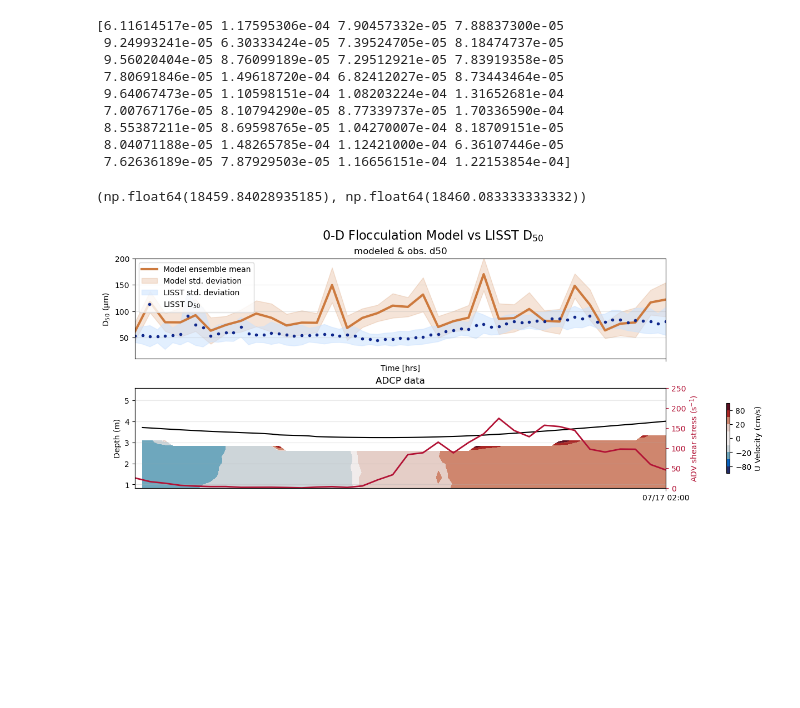
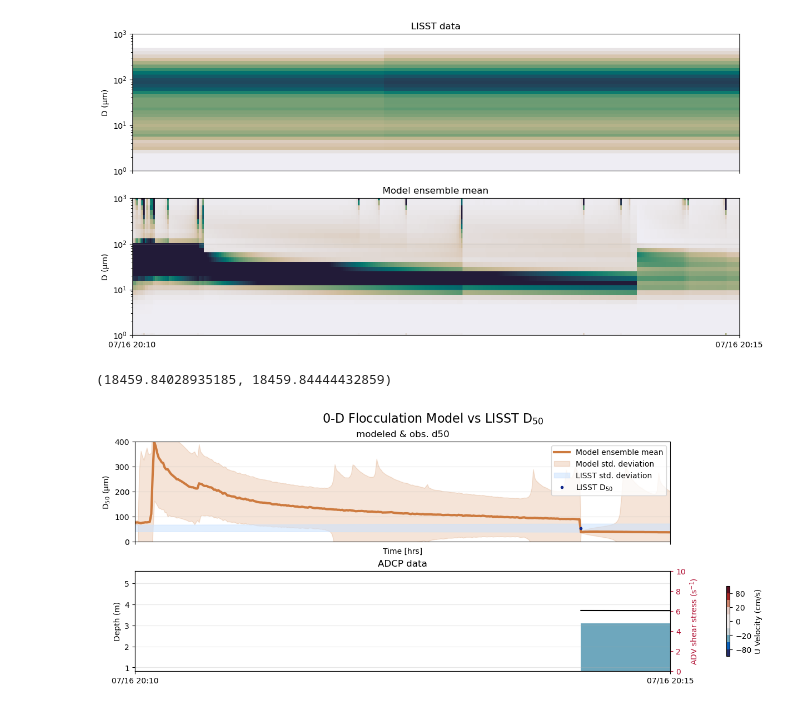
Before and after one commit to sienna-white/enkf_sediment, a Jupyter notebook: plot_floc_mod_ens.ipynb, the cells around one changed output. Cells and saved outputs as stored; diff of their text form; code cells hidden in the pictures; blank space fills up the shorter version.

Commit message:
it's working???? time step <<1

```diff
--- a/plot_floc_mod_ens.ipynb
+++ b/plot_floc_mod_ens.ipynb
@@ -7,19 +7,16 @@ import cmocean as cmo
 import matplotlib.dates as mdates
 from scipy.integrate import cumulative_trapezoid #, trapz
 
+############################## OPEN MODEL DATA ##############################
+ds = xr.open_dataset("flocmod_noassimilation15.nc", decode_times=False)
+volume = 4/3 * np.pi * (ds.Ds/2)**3
 
-
-############################## OPEN MODEL DATA ##############################
-ds = xr.open_dataset("FlocMod_NORMAL_1.nc", decode_times=False)
-volume = 4/3 * np.pi * (ds.Ds/2)**3
 date = pd.to_datetime("2020-07-16 20:10:01")
 ds = ds.dropna(dim="N", how="any")
 mtime = [date + pd.Timedelta(t, unit='s') for t in ds.time.values]
 nt = len(ds.time)
 Nens = len(ds.N)
 Ns = len(ds.Ds)
-
-
 ############################## OPEN ADCP DATA ##############################
 adcp = xr.open_dataset("/global/scratch/users/siennaw/data/usgs/resampled_adcp_usgs.nc") #, decode_times=False)
 rtime = adcp.time.values #[low:high]
@@ -28,8 +25,6 @@ levels = [-100, -80, -50, -20, -1, 0, 1, 20, 50, 80, 100]
 adcp_u = np.squeeze(adcp.u_1205)
 adcp_z = adcp.depth.values
 print(adcp.lon.values, adcp.lat.values)
-
-
 
 ############################## DEFINE SUPPORTING FUNCTIONS #############################
 def julian_to_datetime(julian_days, seconds_, base_julian=2440000, base_date_str="1968-05-23 00:00:00"):
@@ -250,6 +245,34 @@ def weighted_median_axis1(data, weights):
 
     # Extract the median values
     return np.take_along_axis(sorted_data, idx, axis=1).squeeze()
+# %%
+l_ds = lds.size_class.values
+vconc = lds.vconc.mean(dim='sample').isel(depth=0).values
+lds_time = lds.time.values
+
+fig, axs = plt.subplots(nrows=2, ncols=1, figsize=(14, 7), sharex=True, sharey=True)
+axs = axs.flatten()
+
+axs[0].pcolormesh(lds_time, l_ds, vconc.T, cmap=cmo.cm.rain, shading='auto', vmin=0, vmax=2)
+
+ssc = ds.ssc.where(ds.ssc>0)
+ssc0 = ssc.mean(dim="N") * volume * 1e6
+axs[0].set_title("LISST data")
+axs[1].set_title("Model ensemble mean")
+
+i= 1
+axs[i].grid(alpha=0.3)
+h = axs[i].pcolormesh(mtime, ds.Ds.values*1e6, ssc0.T, cmap=cmo.cm.rain, shading='auto', vmin=0, vmax=2)
+axs[i].set_yscale("log")
+axs[i].set_xlim(mtime[0], mtime[-1])
+axs[i].set_ylim(ds.Ds.values[0]*1e6, ds.Ds.values[-1]*1e6)
+
+format_date_ax(axs[i], 1)
+
+for ax in axs:
+    ax.set_ylabel("D (µm)")
+# %% [output]
+[figure, added]
 # %%
 
 # DescrStatsW expects 1D or 2D arrays. We can apply it row-by-row or across the axis.
@@ -268,7 +291,7 @@ shear = ds.G.isel(N=0)
 ax = axs[0]
 ax2 = axs[1].twinx()
 ax2.plot(mtime, shear, '-', color='#B21235', linewidth=2, label="Shear stress")
-ax2.set_ylim(0,250)
+ax2.set_ylim(0,10)
 ax2.tick_params(axis='y', colors='#B21235')
 ax2.set_ylabel("ADV shear stress (s$^{-1}$)", color='#B21235')
 
@@ -288,12 +311,12 @@ std_ = mean_d.std(axis=1)
 mean_d = np.median(mean_d, axis=1)
 ax.plot(mtime, mean_d*1e6, color='#CD7A3E', linewidth=3, label="Model ensemble mean")
 ax.fill_between(mtime, np.squeeze(mean_d-std_)*1e6, np.squeeze(mean_d+std_)*1e6, color="#CD7A3E", alpha=0.2, label="Model std. deviation")
-print(mean_d)
+# print(mean_d)
 ################## FORMAT AXES ##################
 ax.grid(alpha=0.3)
 ax.set_xlabel("Time [hrs]")
 ax.set_ylabel("D$_{50}$ (µm)")
-ax.set_ylim(10, 200)
+# ax.set_ylim(10, 200)
 
 
 ################## LISST DATA ##################
@@ -302,44 +325,35 @@ stds = lds['D50'].std(axis=1)
 d50 = lds['D50'].mean(axis=1)
 
 ax.fill_between(ldates, np.squeeze(d50-stds), np.squeeze(d50+stds), color='#CBE2FE', alpha=0.55, label="LISST std. deviation")
 ax.plot(ldates, d50, 'o', color='#10288C', label="LISST D$_{50}$", markersize=3)
 format_date_ax(ax, 12)
-# ax.set_ylim(0, 200)
+ax.set_ylim(0, 400)
 
 # Add ADCP
 h = axs[1].contourf(rtime, -adcp_z + offset, adcp_u.T, cmap=cmo.cm.balance, levels=levels)
 plt.colorbar(h, label='U Velocity (cm/s)', shrink=0.7)
 axs[1].grid(alpha=0.3)
 depths =  np.squeeze(adcp.P_1.values) #+ 0.41
 axs[1].plot(rtime, depths, color='k', label='Depth')
 axs[1].set_ylabel("Depth (m)")
 axs[0].legend()
 
 
 axs[0].set_title("modeled & obs. d50")
 
 axs[1].set_title("ADCP data")
 
 ax.set_xlim(mtime[0], mtime[-1])
 plt.suptitle("0-D Flocculation Model vs LISST D$_{50}$", fontsize=16)
 
 ax.set_xlim(mtime[0], mtime[-1])
 
 # ax.set_yscale('log')
 # ax.set_title("Shear = %d s$^{-1}$" % G)
 
 # fig.savefig("validation.png" % (G), dpi=300, bbox_inches='tight')
 # %% [output]
-[6.11614517e-05 1.17595306e-04 7.90457332e-05 7.88837300e-05
- 9.24993241e-05 6.30333424e-05 7.39524705e-05 8.18474737e-05
- 9.56020404e-05 8.76099189e-05 7.29512921e-05 7.83919358e-05
- 7.80691846e-05 1.49618720e-04 6.82412027e-05 8.73443464e-05
- 9.64067473e-05 1.10598151e-04 1.08203224e-04 1.31652681e-04
- 7.00767176e-05 8.10794290e-05 8.77339737e-05 1.70336590e-04
- 8.55387211e-05 8.69598765e-05 1.04270007e-04 8.18709151e-05
- 8.04071188e-05 1.48265785e-04 1.12421000e-04 6.36107446e-05
- 7.62636189e-05 7.87929503e-05 1.16656151e-04 1.22153854e-04]
+(18459.84028935185, 18459.84444432859)
-(np.float64(18459.84028935185), np.float64(18460.083333333332))
-[figure, old version]
+[figure, new version]
 # %%
 # LISST size classes // append last element
```
Also changed, not shown: parts of 11 cells of this notebook, 5 other files.
